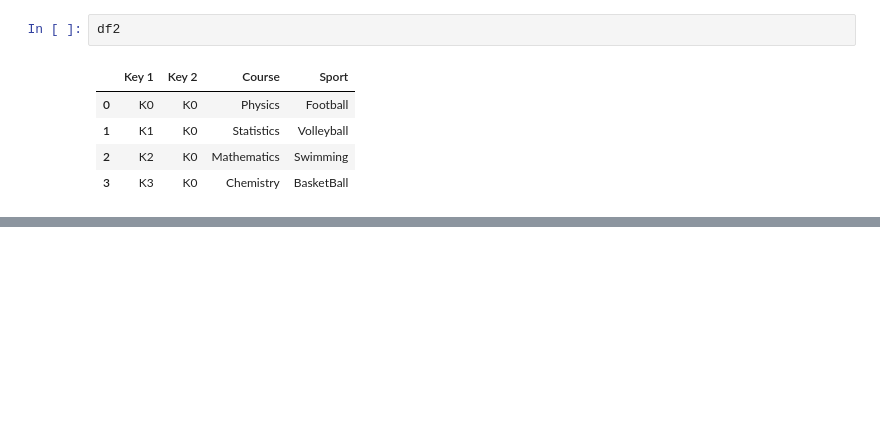
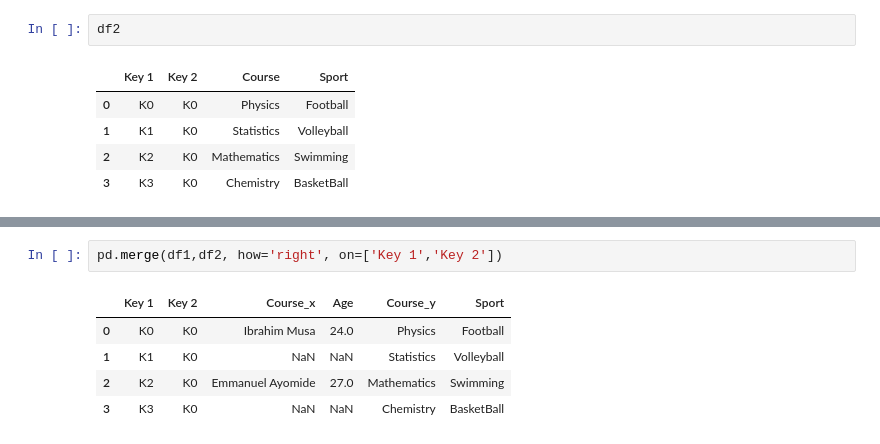
Before and after one commit to OkoroKelvin/Hands_On_Practice_Numpy_Pandas, a Jupyter notebook: Merging_Tables.ipynb, the cells around one changed output, grey strips where cells are left out. Cells and saved outputs as stored; diff of their text form; blank space fills up the shorter version.

```diff
--- a/Merging_Tables.ipynb
+++ b/Merging_Tables.ipynb
@@ -119,0 +180,8 @@ df2
+# %%
+pd.merge(df1,df2, how='right', on=['Key 1','Key 2'])
+# %% [output]
+|  | Key 1 | Key 2 | Course_x | Age | Course_y | Sport |
+| 0 | K0 | K0 | Ibrahim Musa | 24.0 | Physics | Football |
+| 1 | K1 | K0 | NaN | NaN | Statistics | Volleyball |
+| 2 | K2 | K0 | Emmanuel Ayomide | 27.0 | Mathematics | Swimming |
+| 3 | K3 | K0 | NaN | NaN | Chemistry | BasketBall |
```
Also changed, not shown: parts of 8 cells of this notebook.
